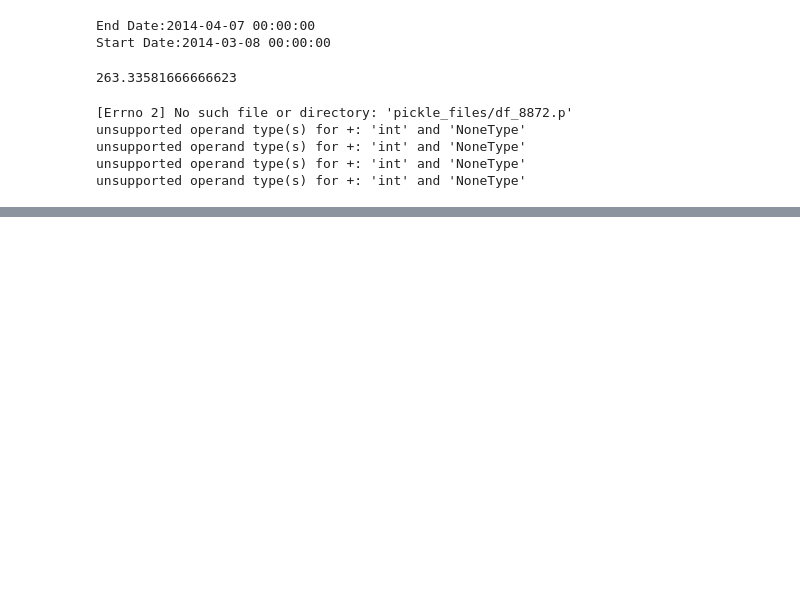
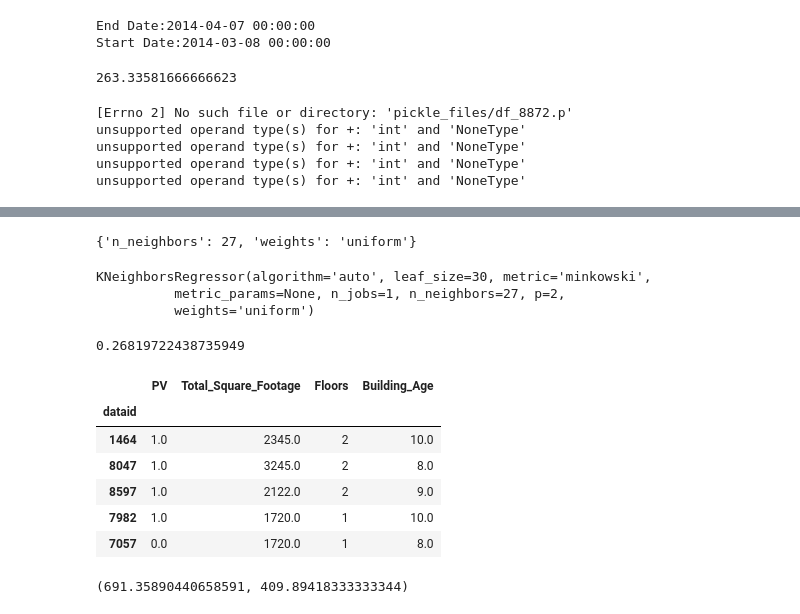
Before and after one commit to kzhao682/Smart_Energy_Consumption, a Jupyter notebook: 03_Building_Features_Regression.ipynb, the cells around one changed output, grey strips where cells are left out. Saved outputs shown, nothing was run; the diff lists cells and outputs as text; code cells hidden in the pictures; blank space fills up the shorter version.

```diff
--- a/03_Building_Features_Regression.ipynb
+++ b/03_Building_Features_Regression.ipynb
@@ -157,0 +155,5 @@ df_meta_physical
+# %%
+lr_model2 = LinearRegression()
+cross_valiator = KFold(n_splits=5, shuffle=True, random_state=910)
+y = df_regression['Energy_Usage']
+X = df_regression.drop(['dataid','Building_Type','Construction_Year','Energy_Usage', 'Single_Family_Home','Town_Home'], axis=1)
@@ -157,0 +194,5 @@ df_meta_physical
+# %%
+parameters = {'n_neighbors':range(2,100),'weights':['uniform','distance']}
+knn_model = KNeighborsRegressor()
+clf = GridSearchCV(knn_model, parameters, cv=5)
+clf.fit(X,y)
@@ -157,0 +208,26 @@ df_meta_physical
+# %%
+clf.best_params_
+# %% [output]
+{'n_neighbors': 27, 'weights': 'uniform'}
+# %%
+knn_model = KNeighborsRegressor(n_neighbors=27, weights='uniform')
+knn_model.fit(X,y)
+# %% [output]
+KNeighborsRegressor(algorithm='auto', leaf_size=30, metric='minkowski',
+          metric_params=None, n_jobs=1, n_neighbors=27, p=2,
+          weights='uniform')
+# %%
+scores = cross_val_score(knn_model, X, y, cv=cross_valiator)
+np.mean(scores)
+# %% [output]
+0.26819722438735949
+# %%
+X.head()
+# %% [output]
+|  | PV | Total_Square_Footage | Floors | Building_Age |
+| dataid |  |  |  |  |
+| 1464 | 1.0 | 2345.0 | 2 | 10.0 |
+| 8047 | 1.0 | 3245.0 | 2 | 8.0 |
+| 8597 | 1.0 | 2122.0 | 2 | 9.0 |
+| 7982 | 1.0 | 1720.0 | 1 | 10.0 |
+| 7057 | 0.0 | 1720.0 | 1 | 8.0 |
@@ -157,0 +243,4 @@ df_meta_physical
+# %%
+predict_energy_usage(df_regression.index[100], rf_model)
+# %% [output]
+(691.35890440658591, 409.89418333333344)
```
Also changed, not shown: parts of 42 cells of this notebook, 2 other files.
